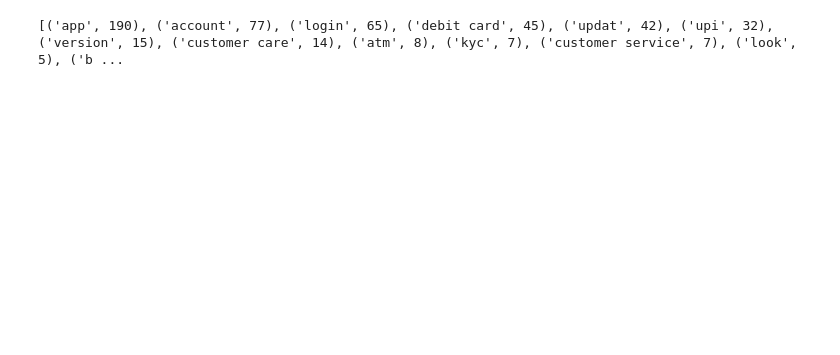
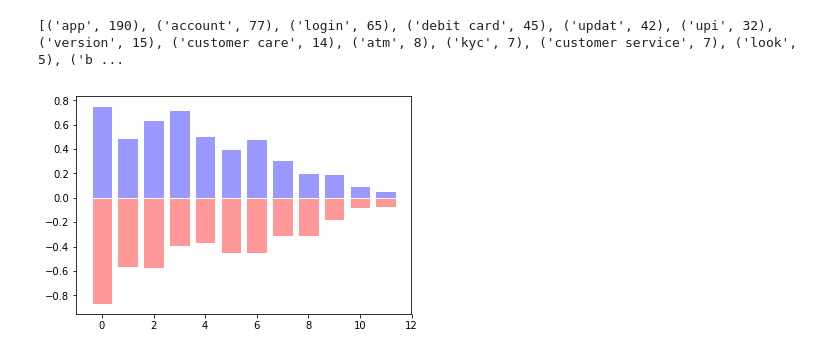
Before and after one commit to sulabh9999/SentimentAnalysis, a Jupyter notebook: main.ipynb, the cells around one changed output. Saved outputs shown, nothing was run; the diff lists cells and outputs as text; code cells hidden in the pictures; blank space fills up the shorter version.

Commit message:
adding graph

```diff
--- a/main.ipynb
+++ b/main.ipynb
@@ -281,4 +300,9 @@ sutility.showTopicCounts()
 # sentList = commentsDocument.map(getSentiment)
 # %% [output]
 [('app', 190), ('account', 77), ('login', 65), ('debit card', 45), ('updat', 42), ('upi', 32), ('version', 15), ('customer care', 14), ('atm', 8), ('kyc', 7), ('customer service', 7), ('look', 5), ('b ...
+# %%
+from sGraph import makeHistogramkk
+makeHistogram()
+# %% [output]
+[figure, added]
 # %%
```
Also changed, not shown: parts of 8 cells of this notebook, 3 other files.
